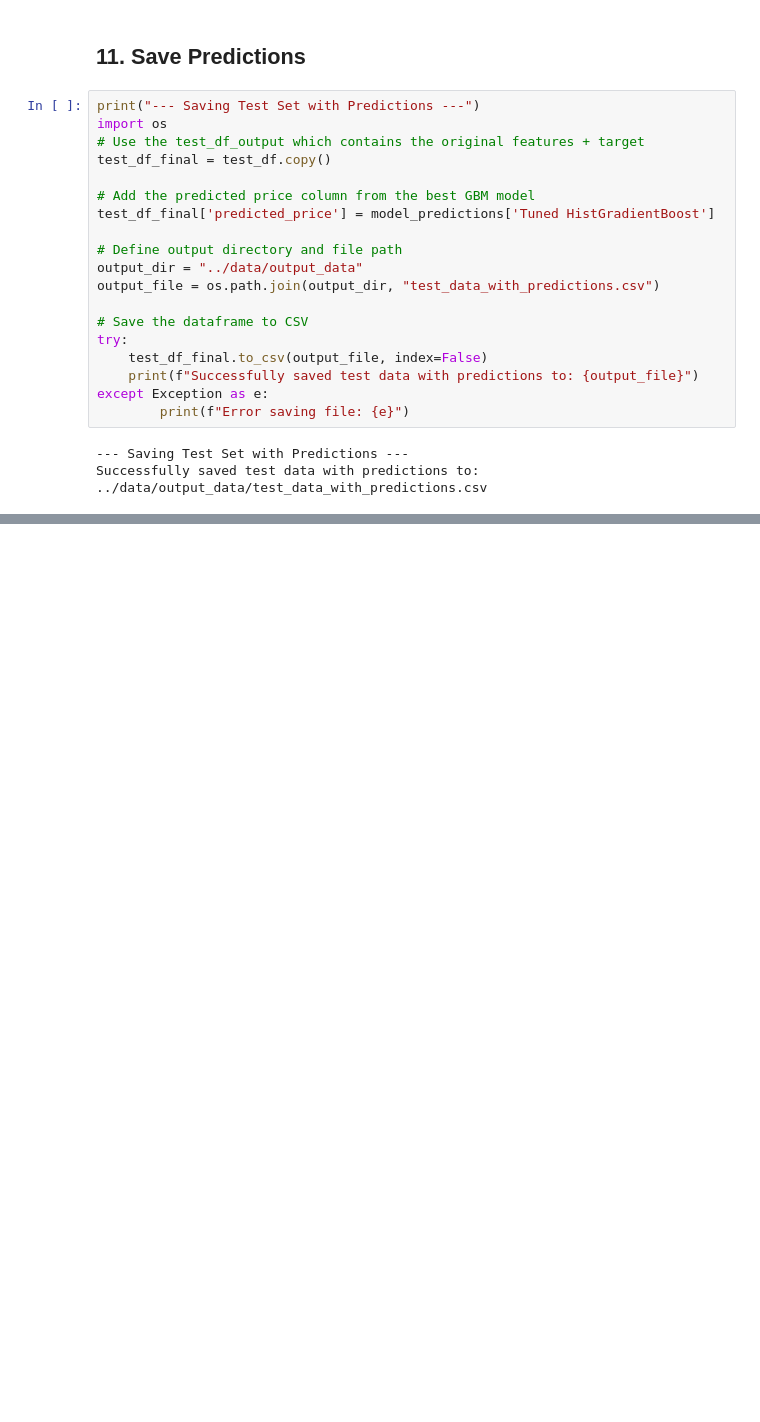
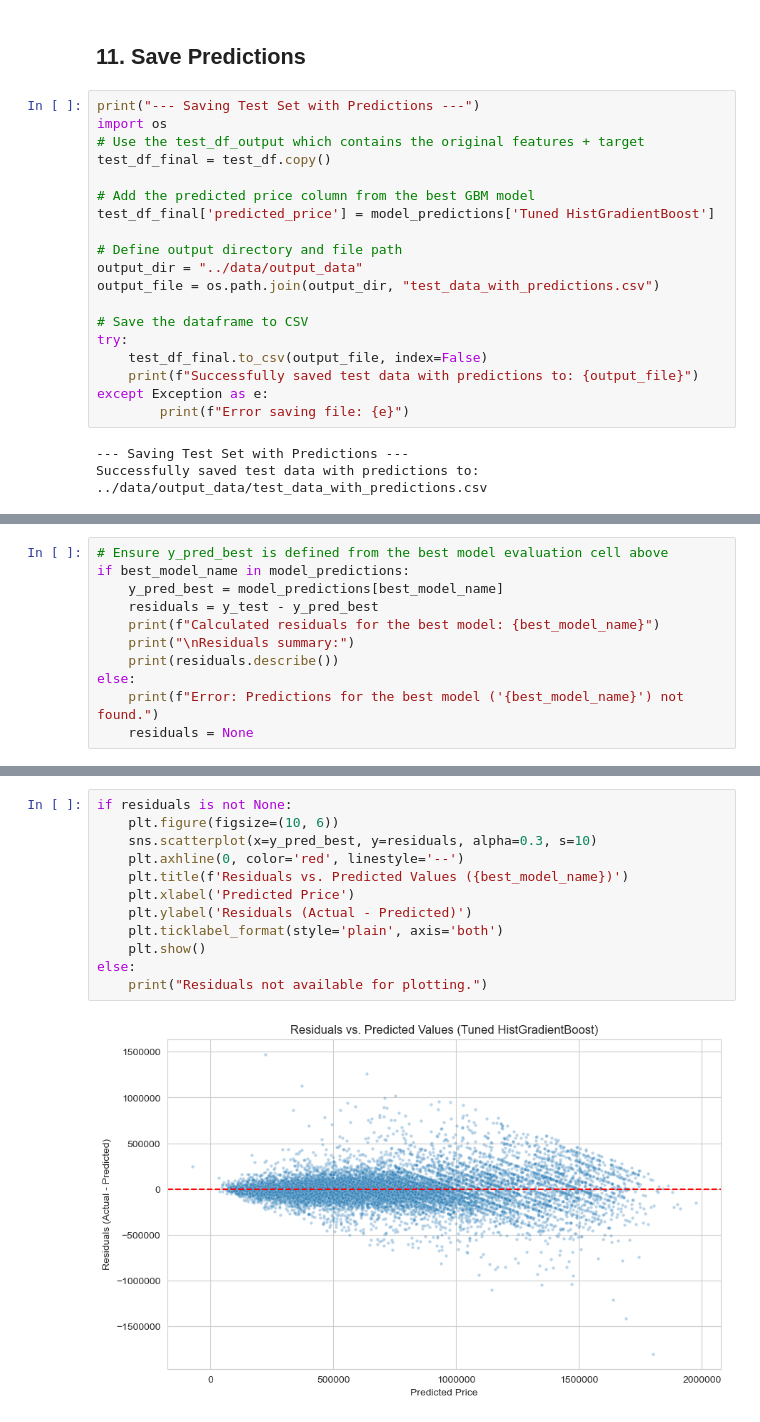
Before and after one commit to sc6354/CSE-6242-Group-Project, a Jupyter notebook: notebooks/housing_price_modeling.ipynb, the cells around one changed output, grey strips where cells are left out. Cells and saved outputs as stored; diff of their text form; blank space fills up the shorter version.

Commit message:
Examined Residuals to determine if there are certain cities or houses that the model is more wrong in

```diff
--- a/notebooks/housing_price_modeling.ipynb
+++ b/notebooks/housing_price_modeling.ipynb
@@ -393,0 +398,11 @@ Successfully saved test data with predictions to: ../data/output_data/test_data_
+# %%
+# Ensure y_pred_best is defined from the best model evaluation cell above
+if best_model_name in model_predictions:
+    y_pred_best = model_predictions[best_model_name]
+    residuals = y_test - y_pred_best
+    print(f"Calculated residuals for the best model: {best_model_name}")
+    print("\nResiduals summary:")
+    print(residuals.describe())
+else:
+    print(f"Error: Predictions for the best model ('{best_model_name}') not found.")
+    residuals = None
@@ -393,0 +425,14 @@ Successfully saved test data with predictions to: ../data/output_data/test_data_
+# %%
+if residuals is not None:
+    plt.figure(figsize=(10, 6))
+    sns.scatterplot(x=y_pred_best, y=residuals, alpha=0.3, s=10)
+    plt.axhline(0, color='red', linestyle='--')
+    plt.title(f'Residuals vs. Predicted Values ({best_model_name})')
+    plt.xlabel('Predicted Price')
+    plt.ylabel('Residuals (Actual - Predicted)')
+    plt.ticklabel_format(style='plain', axis='both')
+    plt.show()
+else:
+    print("Residuals not available for plotting.")
+# %% [output]
+[figure, added]
```
Also changed, not shown: parts of 10 cells of this notebook.
